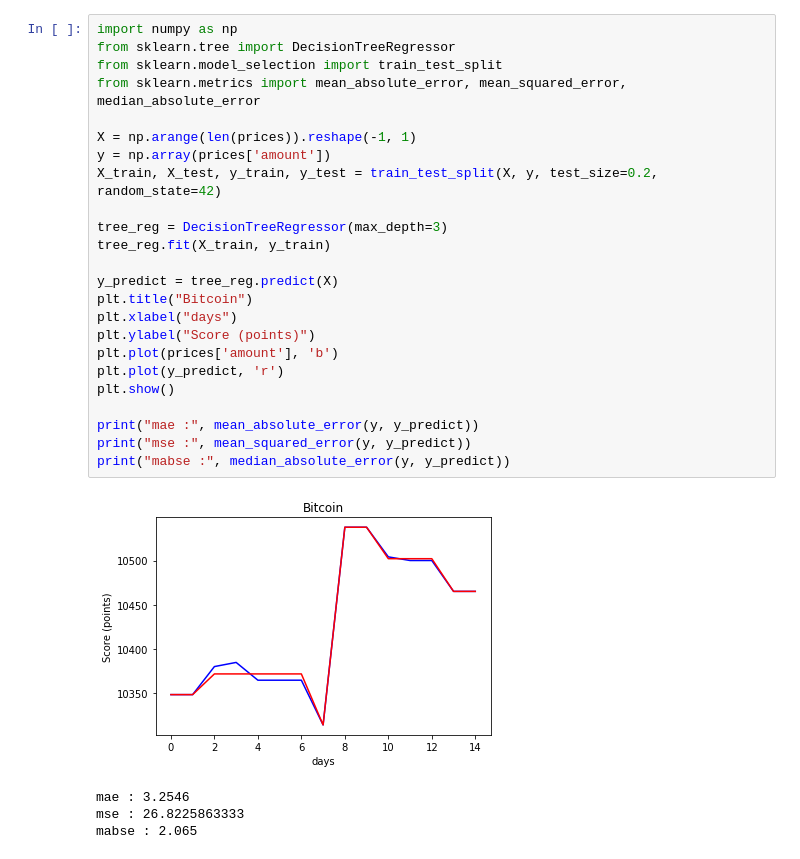
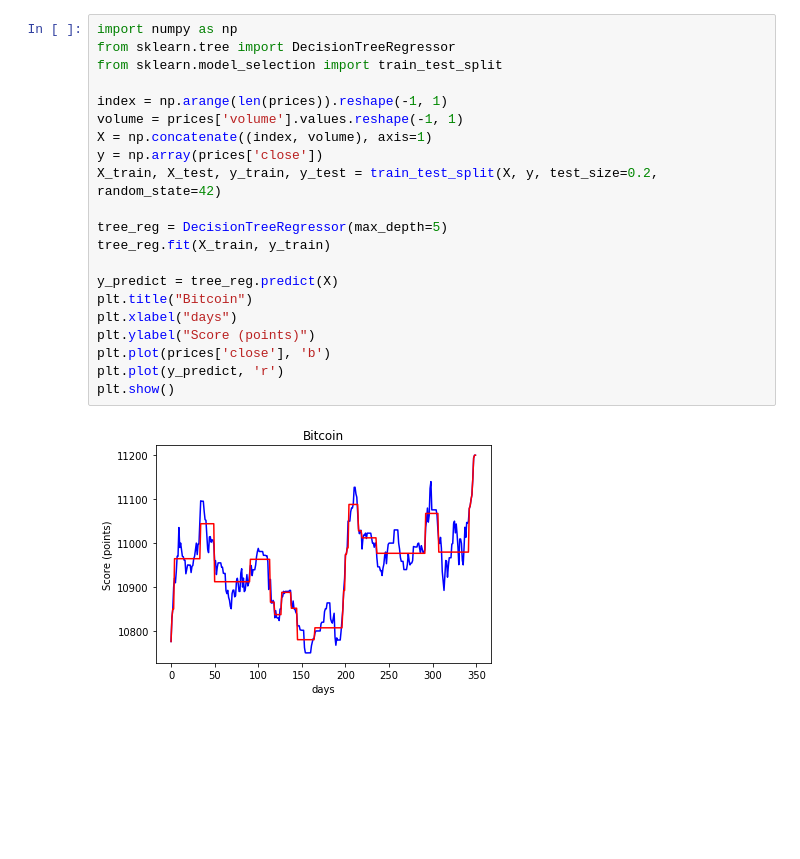
Before and after one commit to scristofari/bitcoin-challenge, a Jupyter notebook: BitCoin Challenge.ipynb, the cells around one changed output. Saved outputs shown, nothing was run; the diff lists cells and outputs as text; blank space fills up the shorter version.

```diff
--- a/BitCoin Challenge.ipynb
+++ b/BitCoin Challenge.ipynb
@@ -28,29 +32,23 @@ plt.show()
 # %%
 import numpy as np
 from sklearn.tree import DecisionTreeRegressor
 from sklearn.model_selection import train_test_split
-from sklearn.metrics import mean_absolute_error, mean_squared_error, median_absolute_error
 
-X = np.arange(len(prices)).reshape(-1, 1)
-y = np.array(prices['amount'])
+index = np.arange(len(prices)).reshape(-1, 1)
+volume = prices['volume'].values.reshape(-1, 1)
+X = np.concatenate((index, volume), axis=1)
+y = np.array(prices['close'])
 X_train, X_test, y_train, y_test = train_test_split(X, y, test_size=0.2, random_state=42)
 
-tree_reg = DecisionTreeRegressor(max_depth=3)
+tree_reg = DecisionTreeRegressor(max_depth=5)
 tree_reg.fit(X_train, y_train)
 
 y_predict = tree_reg.predict(X)
 plt.title("Bitcoin")
 plt.xlabel("days")
 plt.ylabel("Score (points)")
-plt.plot(prices['amount'], 'b')
+plt.plot(prices['close'], 'b')
 plt.plot(y_predict, 'r')
 plt.show()
-
-print("mae :", mean_absolute_error(y, y_predict))
-print("mse :", mean_squared_error(y, y_predict))
-print("mabse :", median_absolute_error(y, y_predict))
 # %% [output]
-[figure, old version]
+[figure, new version]
-mae : 3.2546
-mse : 26.8225863333
-mabse : 2.065
```
Also changed, not shown: parts of 4 cells of this notebook, 4 other files.
